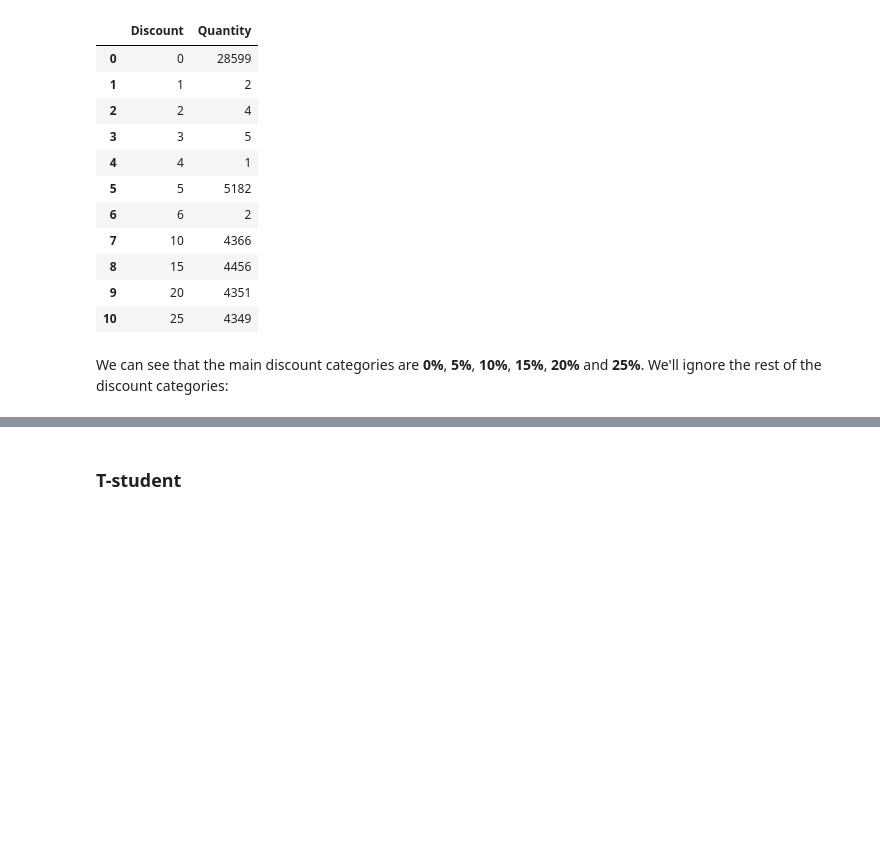
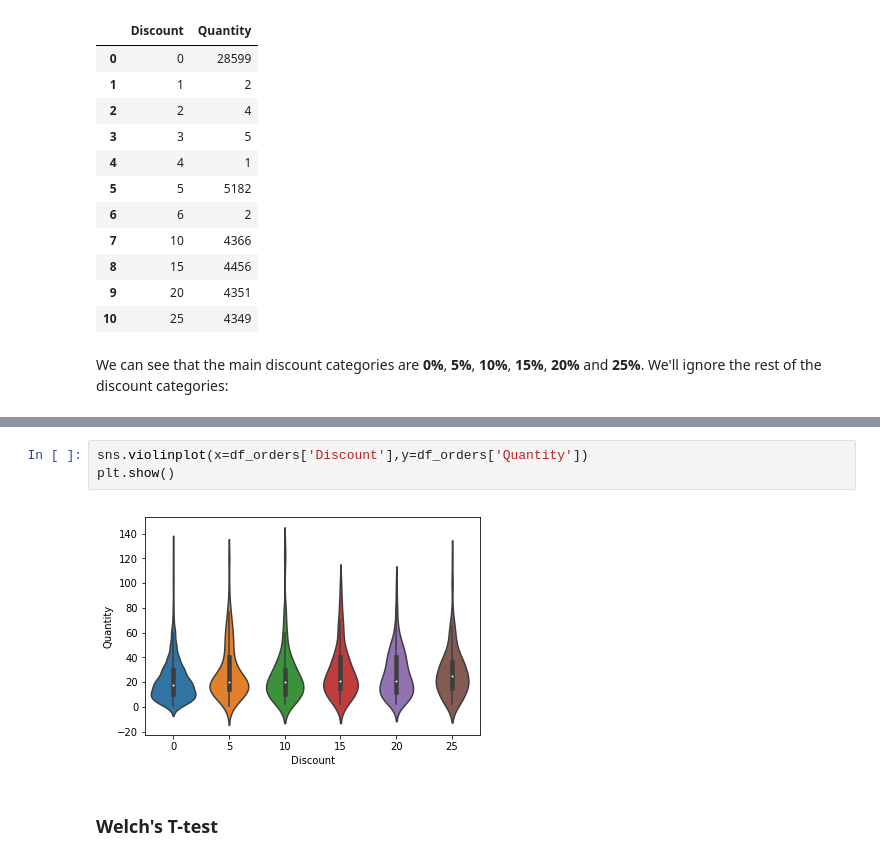
Before and after one commit to bartomolina/dsmod3project, a Jupyter notebook: student.ipynb, the cells around one changed output, grey strips where cells are left out. Cells and saved outputs as stored; diff of their text form; blank space fills up the shorter version.

```diff
--- a/student.ipynb
+++ b/student.ipynb
@@ -87,2 +92,7 @@ df.head(20)
+# %%
+sns.violinplot(x=df_orders['Discount'],y=df_orders['Quantity'])
+plt.show()
+# %% [output]
+[figure, added]
 # %% [markdown]
-### T-student
+### Welch's T-test
```
Also changed, not shown: parts of 16 cells of this notebook.
